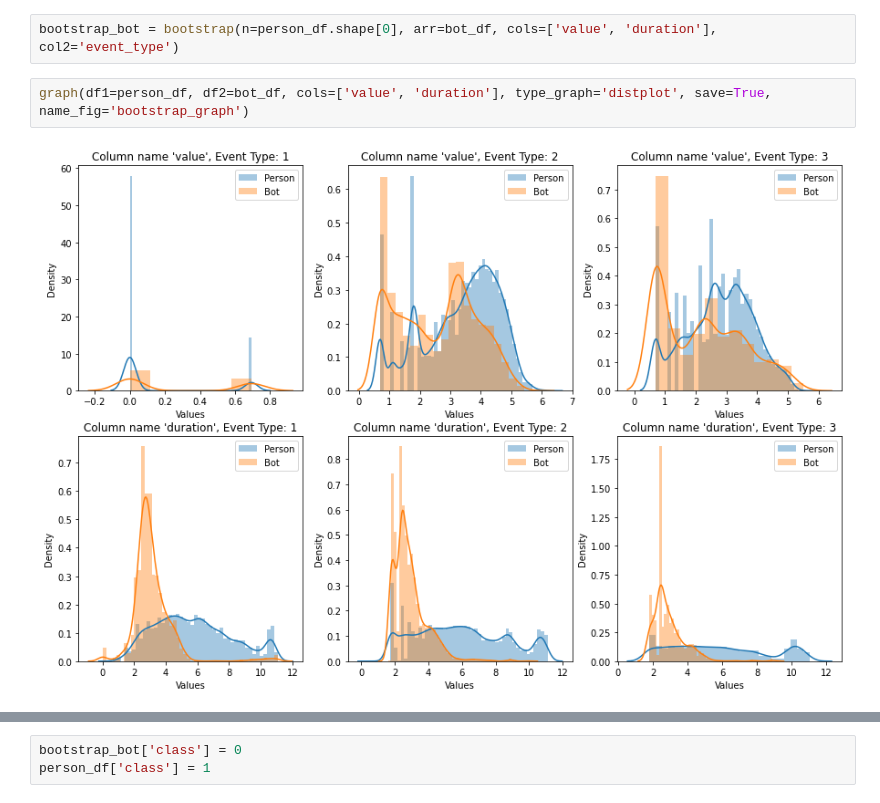
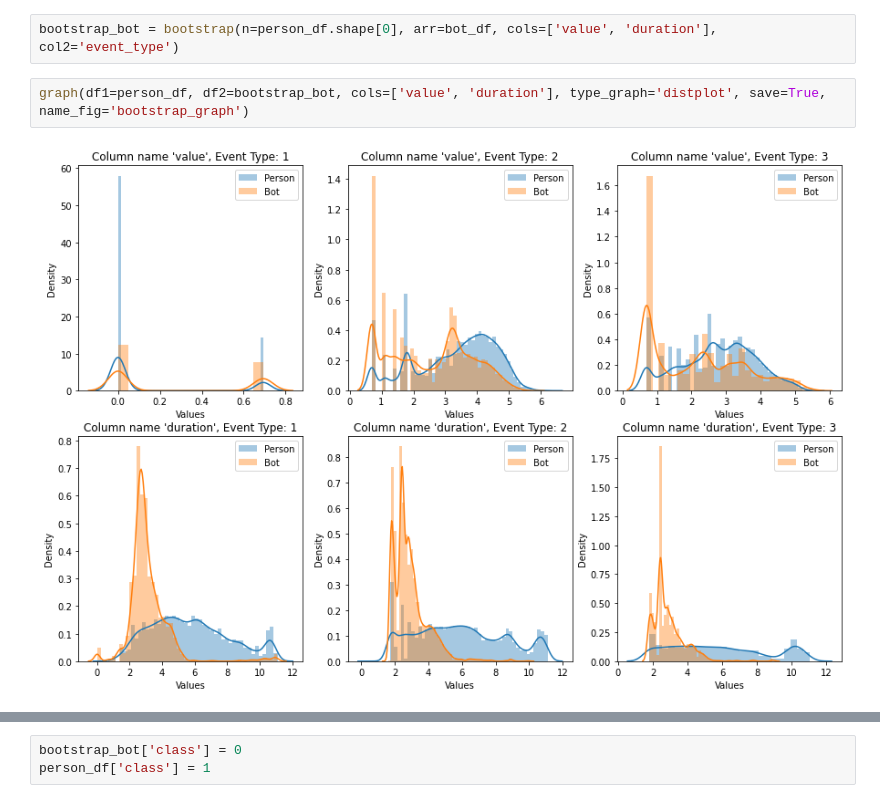
Before and after one commit to sashamatviiuk/Bot-detection, a Jupyter notebook: first_iteration.ipynb, the cells around one changed output, grey strips where cells are left out. Saved outputs shown, nothing was run; the diff lists cells and outputs as text.

```diff
--- a/first_iteration.ipynb
+++ b/first_iteration.ipynb
@@ -61,7 +61,7 @@ graph(df1=person_df, df2=bot_df, cols=['value', 'duration'], type_graph='hist',
 # %%
 bootstrap_bot = bootstrap(n=person_df.shape[0], arr=bot_df, cols=['value', 'duration'], col2='event_type')
 # %%
-graph(df1=person_df, df2=bot_df, cols=['value', 'duration'], type_graph='distplot', save=True, name_fig='bootstrap_graph')
+graph(df1=person_df, df2=bootstrap_bot, cols=['value', 'duration'], type_graph='distplot', save=True, name_fig='bootstrap_graph')
 # %% [output]
-[figure, old version]
+[figure, new version]
 # %%
```
Also changed, not shown: parts of 1 cell of this notebook, 3 other files.
